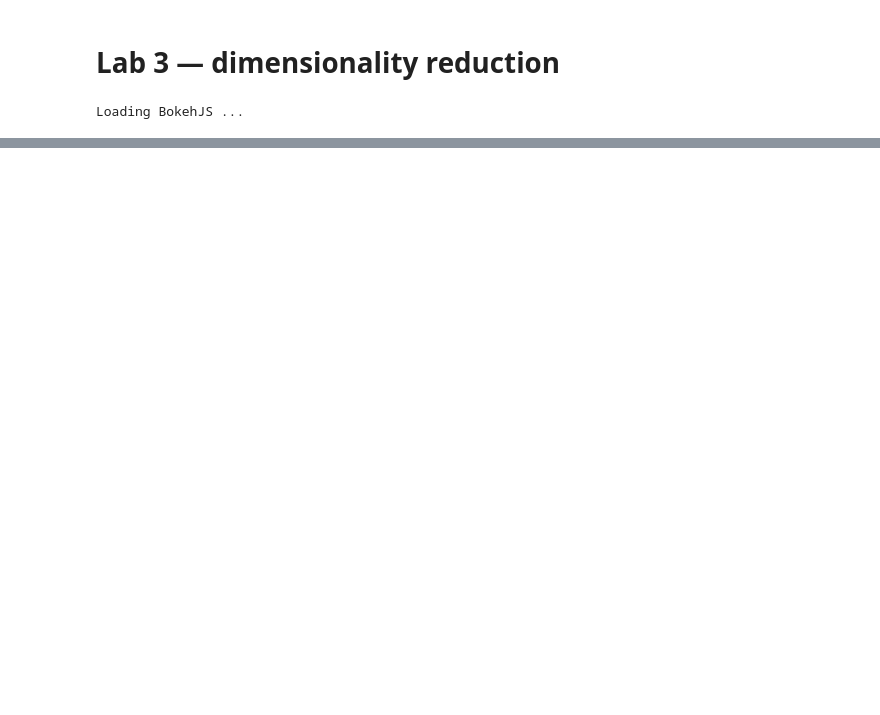
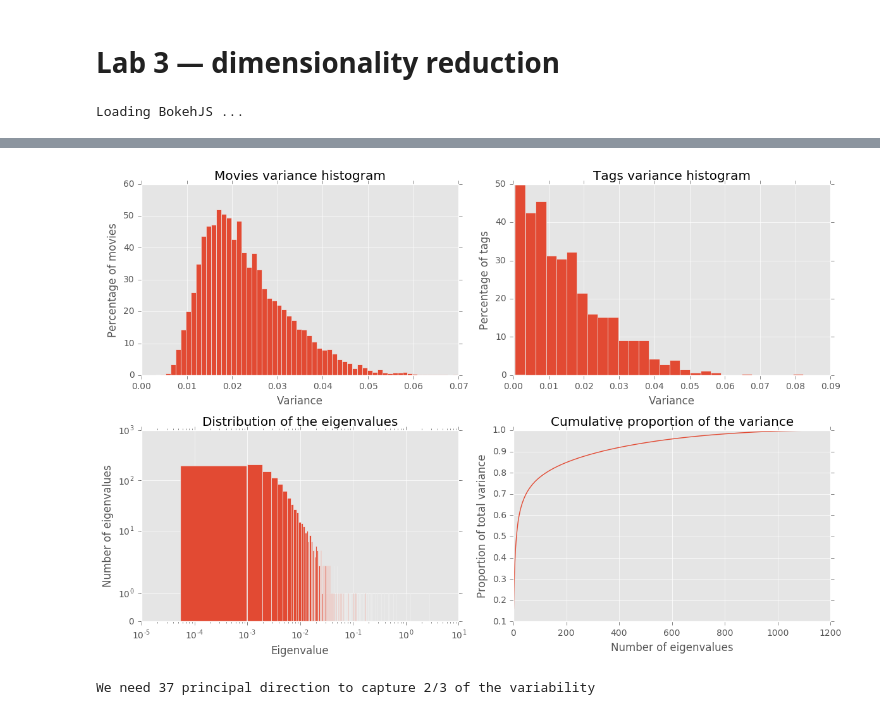
Before and after one commit to raphaelBarman/internetAnalytics, a Jupyter notebook: ix-lab3/lab3-dimred.ipynb, the cells around one changed output, grey strips where cells are left out. Drawn from its saved outputs; the diff is of its cells as text; code cells hidden in the pictures; blank space fills up the shorter version.

```diff
--- a/ix-lab3/lab3-dimred.ipynb
+++ b/ix-lab3/lab3-dimred.ipynb
@@ -37,0 +55,60 @@ There is 1128 tags
+# %%
+# computes the variance for each tag
+varianceMovies = np.var(matrix, axis=0)
+# computes the variance for each tag
+varianceTags = np.var(matrix, axis=1)
+
+# We find the eigenvalues and eigenvectors of the covariance matrix
+eigenvalues, eigenvectors = la.eigh(np.cov(matrix))
+# We sort it by biggest eigenvalues
+idx = eigenvalues.argsort()[::-1]
+eigenvalues = eigenvalues[idx]
+eigenvectors = eigenvectors[:,idx]
+
+totalVar = np.sum(eigenvalues)
+# Small function that computes the proportion of variance of the
+# first n eigenvalues
+def nFirstProportion(n):
+    return np.sum(eigenvalues[:n])/totalVar
+
+# Plotting
+fig, axes = plt.subplots(2,2,figsize=(12.0,8.0))
+
+ax = axes[0][0]
+ax.set_xlabel('Variance')
+ax.set_ylabel('Percentage of movies')
+ax.set_title('Movies variance histogram')
+ax.hist(varianceMovies,bins='auto',normed=True)
+
+ax = axes[0][1]
+ax.set_xlabel('Variance')
+ax.set_ylabel('Percentage of tags')
+ax.set_title('Tags variance histogram')
+ax.hist(varianceTags,bins='auto',normed=True)
+
+
+
+
+ax = axes[1][0]
+ax.set_xscale('log')
+ax.set_yscale('symlog')
+ax.set_xlabel('Eigenvalue')
+ax.set_ylabel('Number of eigenvalues')
+ax.set_title('Distribution of the eigenvalues')
+ax.hist(eigenvalues,'auto')
+
+ax = axes[1][1]
+ax.set_xlabel('Number of eigenvalues')
+ax.set_ylabel('Proportion of total variance')
+ax.set_title('Cumulative proportion of the variance')
+ax.plot(np.arange(1,1128),np.vectorize(nFirstProportion)(np.arange(1,1128)))
+plt.tight_layout()
+plt.show();
+
+for i in range(1,len(eigenvalues)+1):
+    if nFirstProportion(i) >= 2/3:
+        print("We need %d principal direction to capture 2/3 of the variability"%(i))
+        break
+# %% [output]
+[figure, added]
+We need 37 principal direction to capture 2/3 of the variability
```
Also changed, not shown: parts of 25 cells of this notebook, 1 other file.
